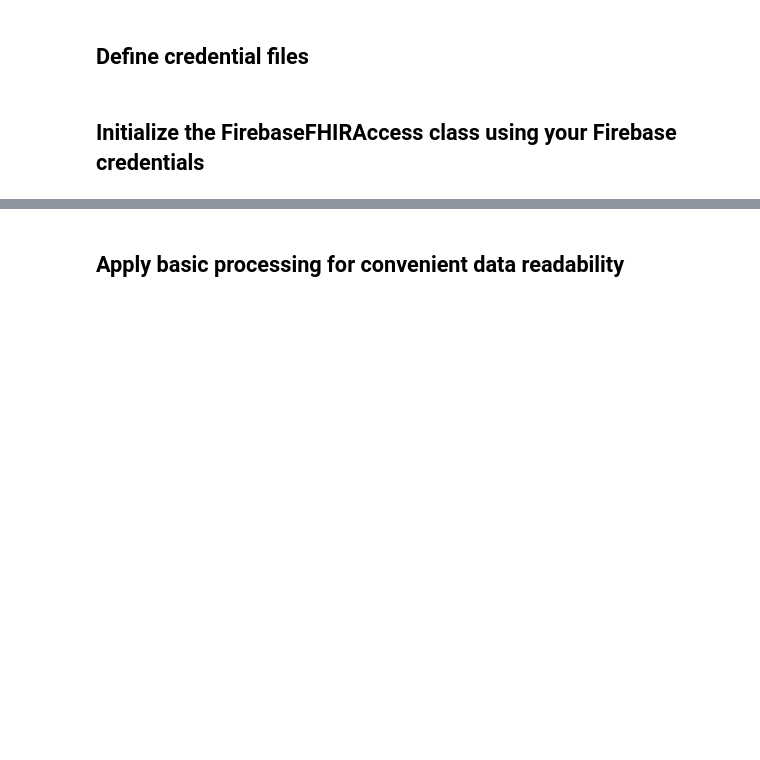
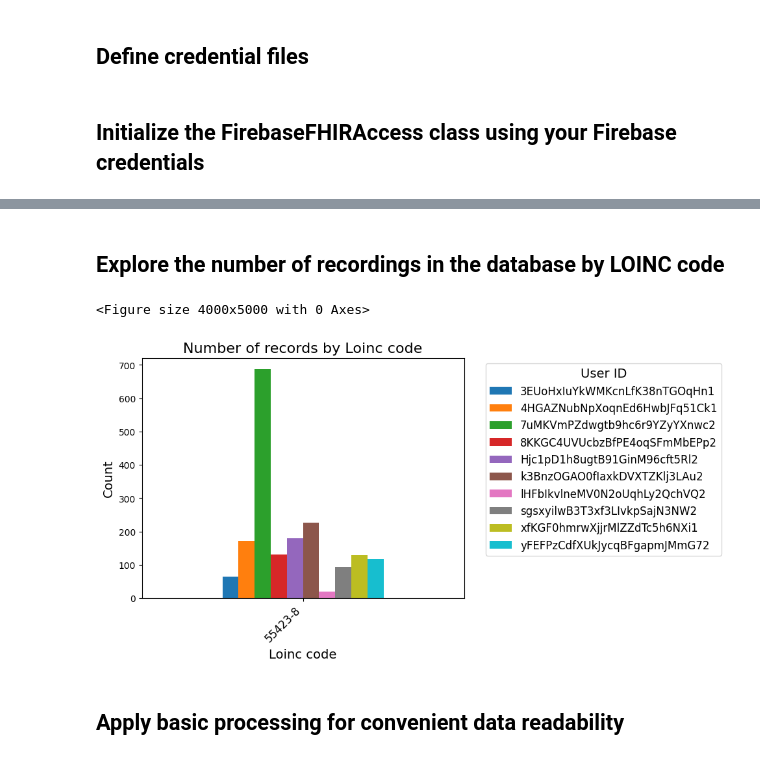
Before and after one commit to StanfordSpezi/SpeziDataPipeline, a Jupyter notebook: SpeziDataPipelineTemplate.ipynb, the cells around one changed output, grey strips where cells are left out. Saved outputs shown, nothing was run; the diff lists cells and outputs as text; code cells hidden in the pictures; blank space fills up the shorter version.

```diff
--- a/SpeziDataPipelineTemplate.ipynb
+++ b/SpeziDataPipelineTemplate.ipynb
@@ -41,3 +37,10 @@ flattened_fhir_dataframe.df.head()
+# %% [markdown]
+## Explore the number of recordings in the database by LOINC code
+# %%
+explore_total_records_number(flattened_fhir_dataframe.df)
+# %% [output]
+<Figure size 4000x5000 with 0 Axes>
+[figure, added]
 # %% [markdown]
 ## Apply basic processing for convenient data readability
 # %%
```
Also changed, not shown: parts of 8 cells of this notebook, 36 other files.
